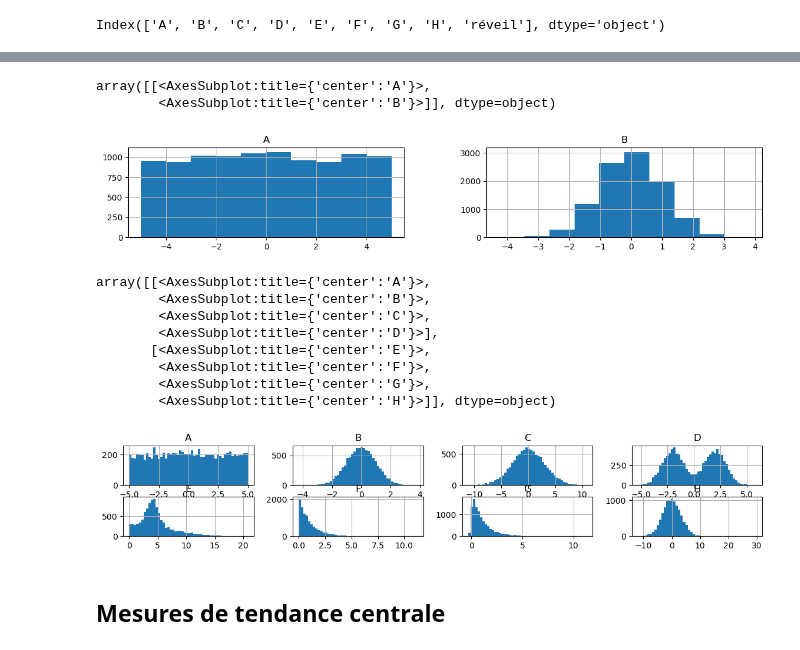
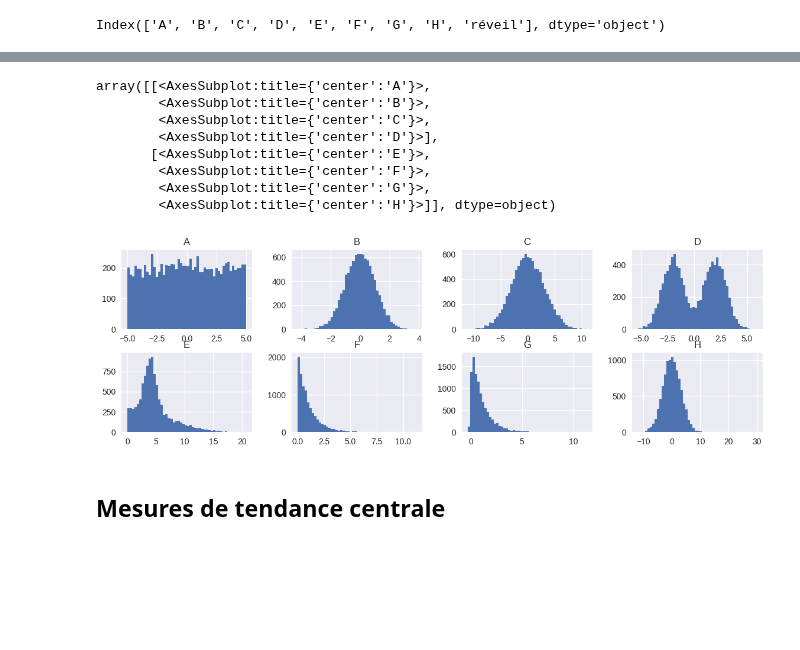
Before and after one commit to ManuLabricole/CDN-Statistique, a Jupyter notebook: Notebooks/Stat_descriptives_part1_découverte.ipynb, the cells around one changed output, grey strips where cells are left out. Saved outputs shown, nothing was run; the diff lists cells and outputs as text; code cells hidden in the pictures; blank space fills up the shorter version.

```diff
--- a/Notebooks/Stat_descriptives_part1_découverte.ipynb
+++ b/Notebooks/Stat_descriptives_part1_découverte.ipynb
@@ -86,4 +86,9 @@ Par la suite si vous vous demandez quel graphique est le plus adapté à vos don
 - Histogramme = représentation graphique de la répartition d'une variable : on groupe les valeurs par classe et on affiche le nb de valeurs par classe. Faire varier le nombre de classe et observer le résultat
 # %% [markdown]
 #### Charger le dataset "DATA_part1" dans un dataframe
+# %%
+import pandas as pd
+import os
+import matplotlib.pyplot as plt
+plt.style.use('seaborn')
 # %%
@@ -159,21 +205,15 @@ Index(['A', 'B', 'C', 'D', 'E', 'F', 'G', 'H', 'réveil'], dtype='object')
 # %%
-df[["A", "B"]].hist(bins=10, layout=(1,2), figsize=(14,2))
+df[df.columns[:-3]].hist(bins=50, layout=(2,4), figsize=(14,4))
 # %% [output]
 array([[<AxesSubplot:title={'center':'A'}>,
-        <AxesSubplot:title={'center':'B'}>]], dtype=object)
+        <AxesSubplot:title={'center':'B'}>,
+        <AxesSubplot:title={'center':'C'}>,
+        <AxesSubplot:title={'center':'D'}>],
+       [<AxesSubplot:title={'center':'E'}>,
+        <AxesSubplot:title={'center':'F'}>,
+        <AxesSubplot:title={'center':'G'}>,
+        <AxesSubplot:title={'center':'H'}>]], dtype=object)
-[figure, old version]
+[figure, new version]
-# %%
-df[df.columns[:-3]].hist(bins=50, layout=(2,4), figsize=(14,2))
-# %% [output]
-array([[<AxesSubplot:title={'center':'A'}>,
-        <AxesSubplot:title={'center':'B'}>,
-        <AxesSubplot:title={'center':'C'}>,
-        <AxesSubplot:title={'center':'D'}>],
-       [<AxesSubplot:title={'center':'E'}>,
-        <AxesSubplot:title={'center':'F'}>,
-        <AxesSubplot:title={'center':'G'}>,
-        <AxesSubplot:title={'center':'H'}>]], dtype=object)
-[figure, removed]
 # %% [markdown]
 ## Mesures de tendance centrale
 # %% [markdown]
```
Also changed, not shown: parts of 52 cells of this notebook.
